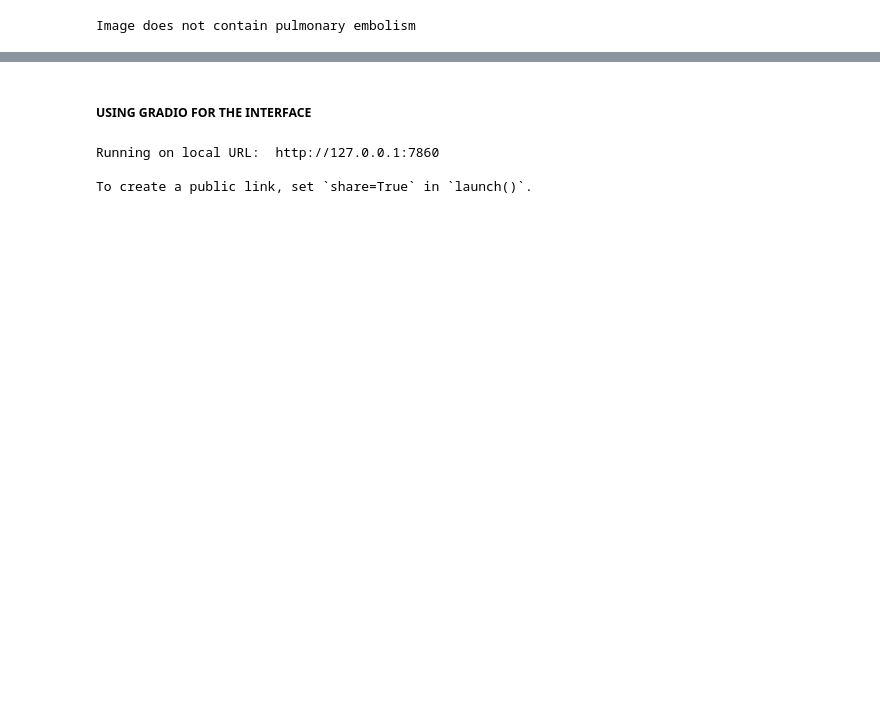
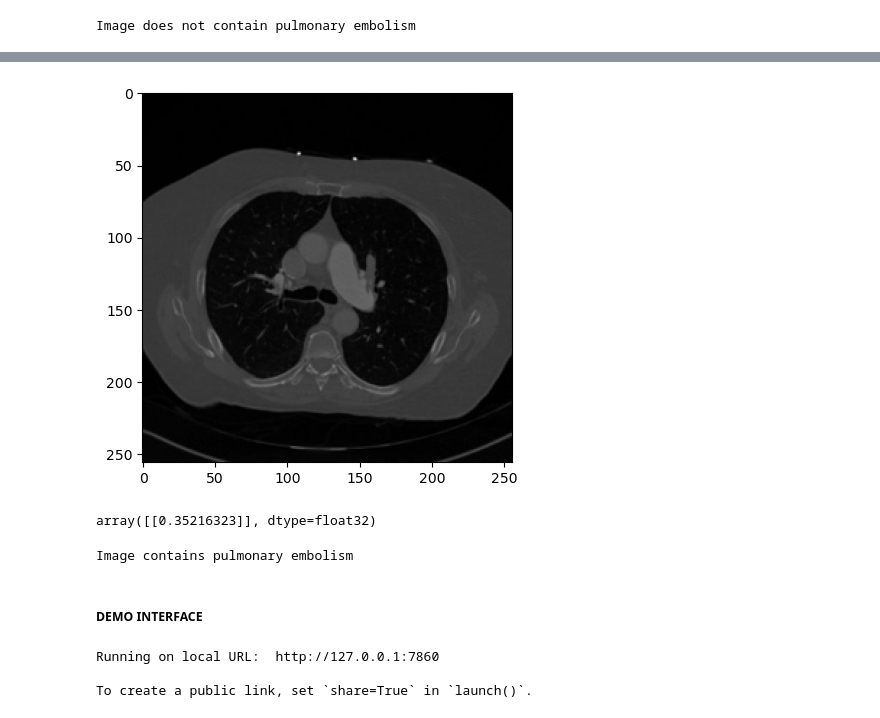
Before and after one commit to Caroline-Mwangi/Automate-PE-Detection-CNN, a Jupyter notebook: AUTOMATED PE DETECTION.ipynb, the cells around one changed output, grey strips where cells are left out. Saved outputs shown, nothing was run; the diff lists cells and outputs as text; code cells hidden in the pictures; blank space fills up the shorter version.

```diff
--- a/AUTOMATED PE DETECTION.ipynb
+++ b/AUTOMATED PE DETECTION.ipynb
@@ -390,5 +396,23 @@ Image does not contain pulmonary embolism
+# %%
+resize_pe = tf.image.resize(img_pe, (256,256))
+plt.imshow(resize_pe.numpy().astype(int))
+plt.show()
+# %% [output]
+[figure, added]
+# %%
+pred_test_pe = model.predict(np.expand_dims(resize_pe/255,0))
+pred_test_pe
+# %% [output]
+array([[0.35216323]], dtype=float32)
+# %%
+if pred_test_pe > 0.5:
+    print(f'Image does not contain pulmonary embolism')
+else:
+    print(f'Image contains pulmonary embolism')
+# %% [output]
+Image contains pulmonary embolism
 # %% [markdown]
-##### USING GRADIO FOR THE INTERFACE
+##### DEMO INTERFACE
 # %%
 def predict_image(img):
     img = img.reshape(1,256,256,3)
```
Also changed, not shown: parts of 13 cells of this notebook.
